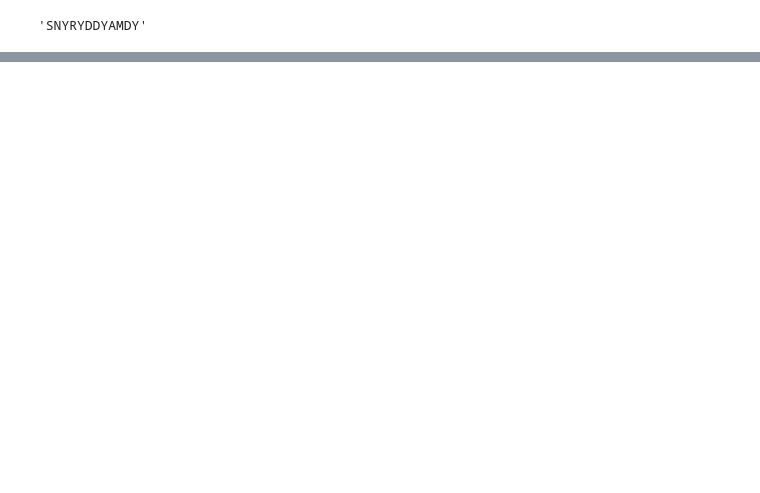
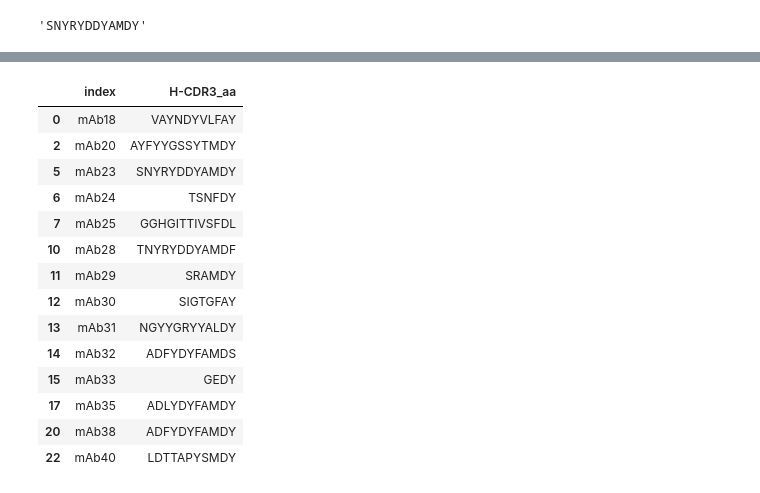
Before and after one commit to wkwong-henlix/10X_bcr_sequence_analysis, a Jupyter notebook: ILT4/set1_10062022/set1.ipynb, the cells around one changed output, grey strips where cells are left out. Saved outputs shown, nothing was run; the diff lists cells and outputs as text; code cells hidden in the pictures; blank space fills up the shorter version.

```diff
--- a/ILT4/set1_10062022/set1.ipynb
+++ b/ILT4/set1_10062022/set1.ipynb
@@ -663,0 +669,19 @@ fig.tight_layout()
+# %%
+hybridoma_hcdr3 = established_sequences[['index', 'H-CDR3_aa']].drop_duplicates("H-CDR3_aa")
+hybridoma_hcdr3
+# %% [output]
+|  | index | H-CDR3_aa |
+| 0 | mAb18 | VAYNDYVLFAY |
+| 2 | mAb20 | AYFYYGSSYTMDY |
+| 5 | mAb23 | SNYRYDDYAMDY |
+| 6 | mAb24 | TSNFDY |
+| 7 | mAb25 | GGHGITTIVSFDL |
+| 10 | mAb28 | TNYRYDDYAMDF |
+| 11 | mAb29 | SRAMDY |
+| 12 | mAb30 | SIGTGFAY |
+| 13 | mAb31 | NGYYGRYYALDY |
+| 14 | mAb32 | ADFYDYFAMDS |
+| 15 | mAb33 | GEDY |
+| 17 | mAb35 | ADLYDYFAMDY |
+| 20 | mAb38 | ADFYDYFAMDY |
+| 22 | mAb40 | LDTTAPYSMDY |
```
Also changed, not shown: parts of 12 cells of this notebook.
